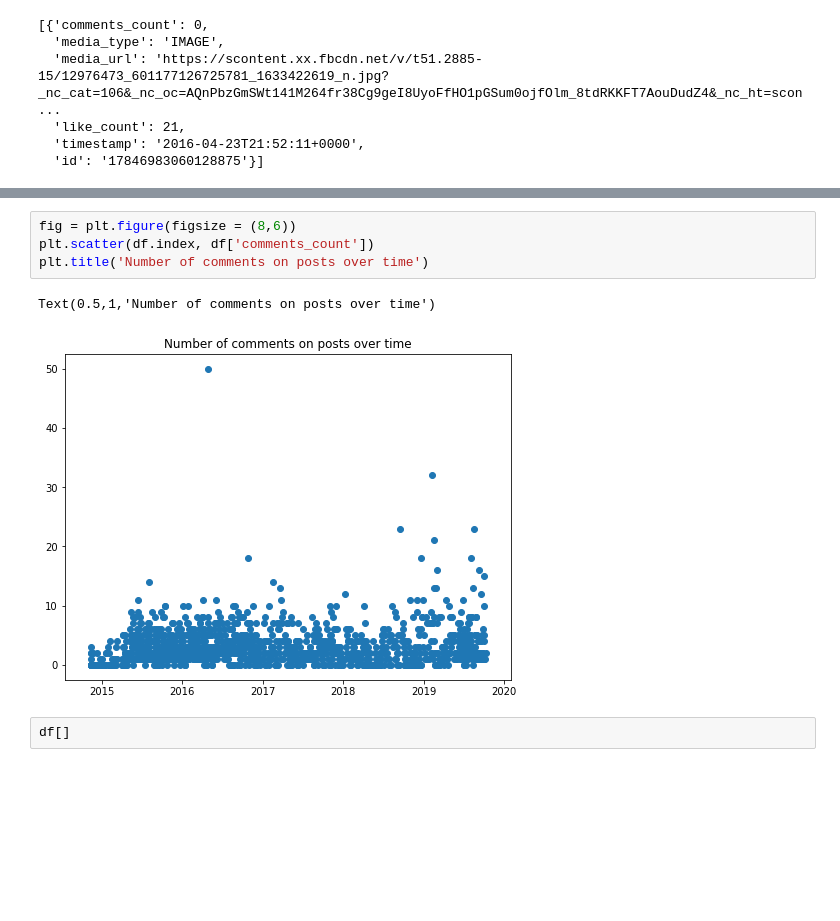
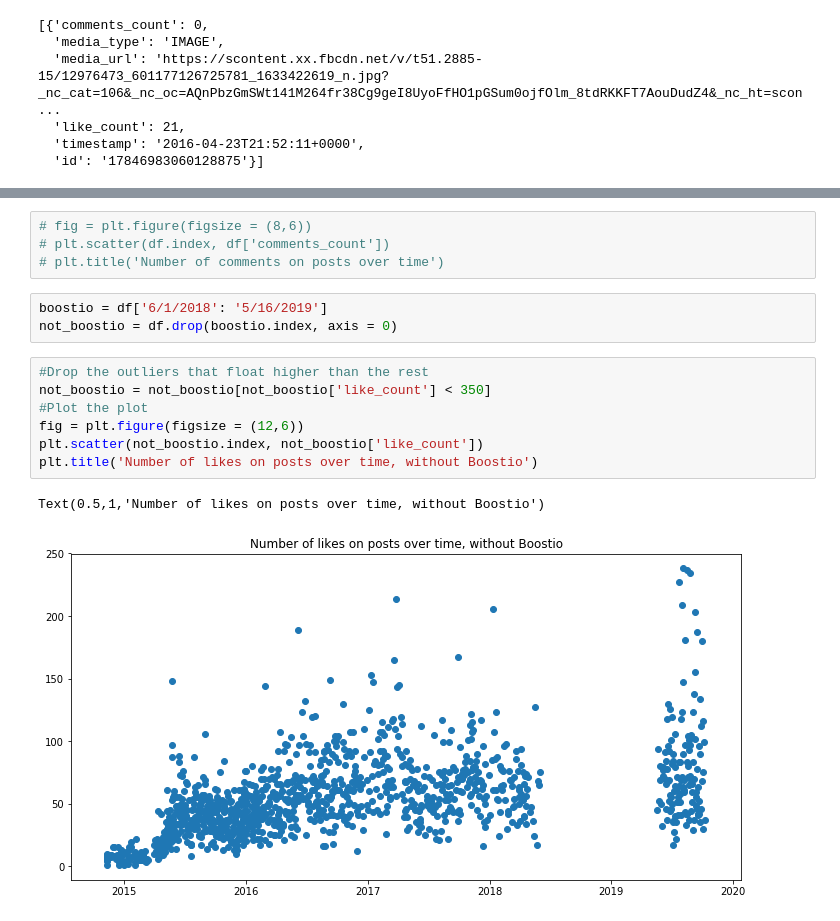
Before and after one commit to ssrosa/grotto, a Jupyter notebook: index.ipynb, the cells around one changed output, grey strips where cells are left out. Drawn from its saved outputs; the diff is of its cells as text; blank space fills up the shorter version.

```diff
--- a/index.ipynb
+++ b/index.ipynb
@@ -145,9 +154,17 @@ Text(0.5,1,'Number of likes on posts over time')
 # %%
-fig = plt.figure(figsize = (8,6))
-plt.scatter(df.index, df['comments_count'])
-plt.title('Number of comments on posts over time')
+# fig = plt.figure(figsize = (8,6))
+# plt.scatter(df.index, df['comments_count'])
+# plt.title('Number of comments on posts over time')
-# %% [output]
-Text(0.5,1,'Number of comments on posts over time')
-[figure, removed]
-# %%
-df[]
+# %%
+boostio = df['6/1/2018': '5/16/2019']
+not_boostio = df.drop(boostio.index, axis = 0)
+# %%
+#Drop the outliers that float higher than the rest
+not_boostio = not_boostio[not_boostio['like_count'] < 350]
+#Plot the plot
+fig = plt.figure(figsize = (12,6))
+plt.scatter(not_boostio.index, not_boostio['like_count'])
+plt.title('Number of likes on posts over time, without Boostio')
+# %% [output]
+Text(0.5,1,'Number of likes on posts over time, without Boostio')
+[figure, added]
```
Also changed, not shown: parts of 14 cells of this notebook.
